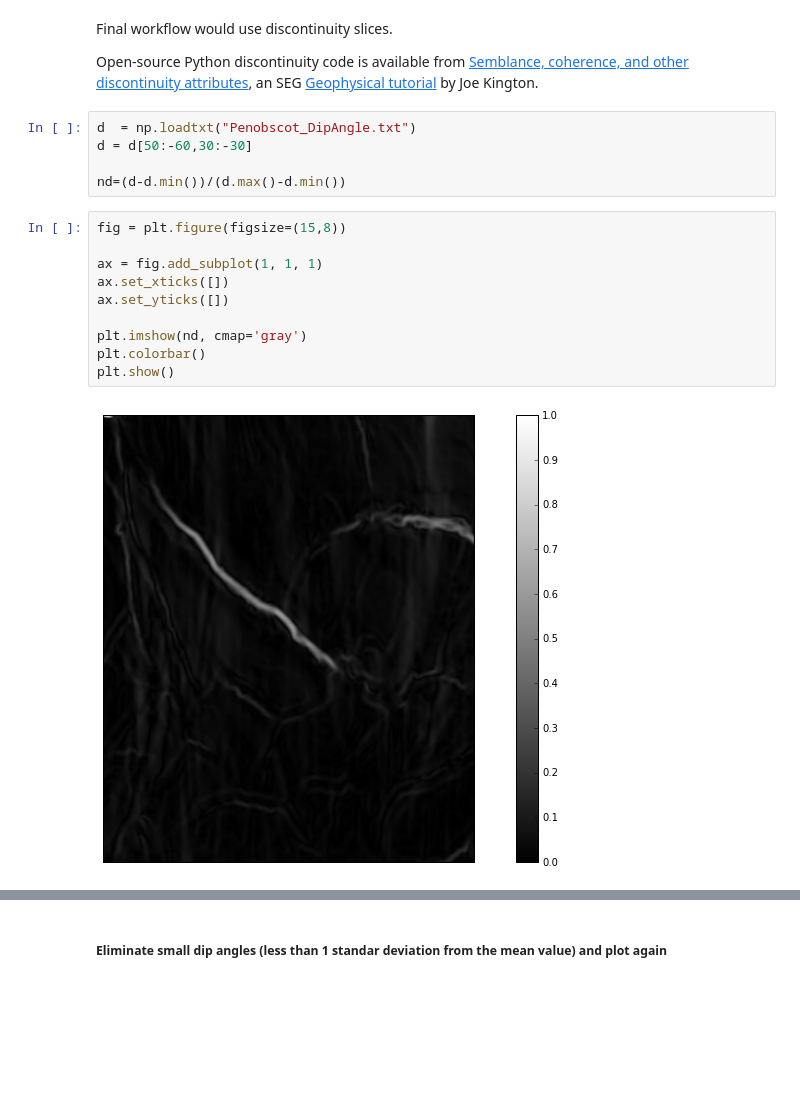
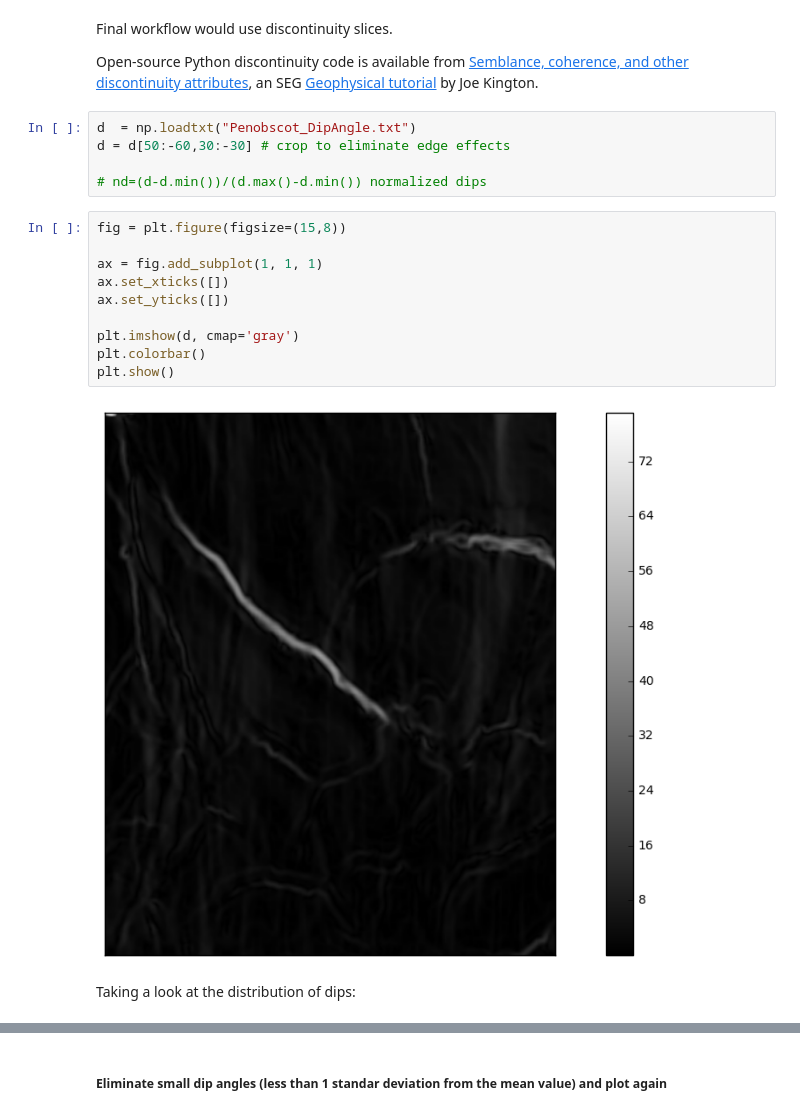
Before and after one commit to mycarta/faults, a Jupyter notebook: fun_with_faults.ipynb, the cells around one changed output, grey strips where cells are left out. Cells and saved outputs as stored; diff of their text form; blank space fills up the shorter version.

```diff
--- a/fun_with_faults.ipynb
+++ b/fun_with_faults.ipynb
@@ -69,18 +69,20 @@ Final workflow would use discontinuity slices.
 Open-source Python discontinuity code is available from <a href="https://github.com/seg/tutorials-2015/blob/master/1512_Semblance_coherence_and_discontinuity/Discontinuity_tutorial.ipynb">Semblance, coherence, and other discontinuity attributes</a>, an SEG <a href="http://wiki.seg.org/wiki/Geophysical_tutorials"> Geophysical tutorial</a> by Joe Kington.
 # %%
 d  = np.loadtxt("Penobscot_DipAngle.txt")
-d = d[50:-60,30:-30]
+d = d[50:-60,30:-30] # crop to eliminate edge effects
 
-nd=(d-d.min())/(d.max()-d.min())
+# nd=(d-d.min())/(d.max()-d.min()) normalized dips
 # %%
 fig = plt.figure(figsize=(15,8))
 
 ax = fig.add_subplot(1, 1, 1)
 ax.set_xticks([])
 ax.set_yticks([])
 
-plt.imshow(nd, cmap='gray')
+plt.imshow(d, cmap='gray')
 plt.colorbar()
 plt.show()
 # %% [output]
-[figure, old version]
+[figure, new version]
+# %% [markdown]
+Taking a look at the distribution of dips:
```
Also changed, not shown: parts of 10 cells of this notebook.
